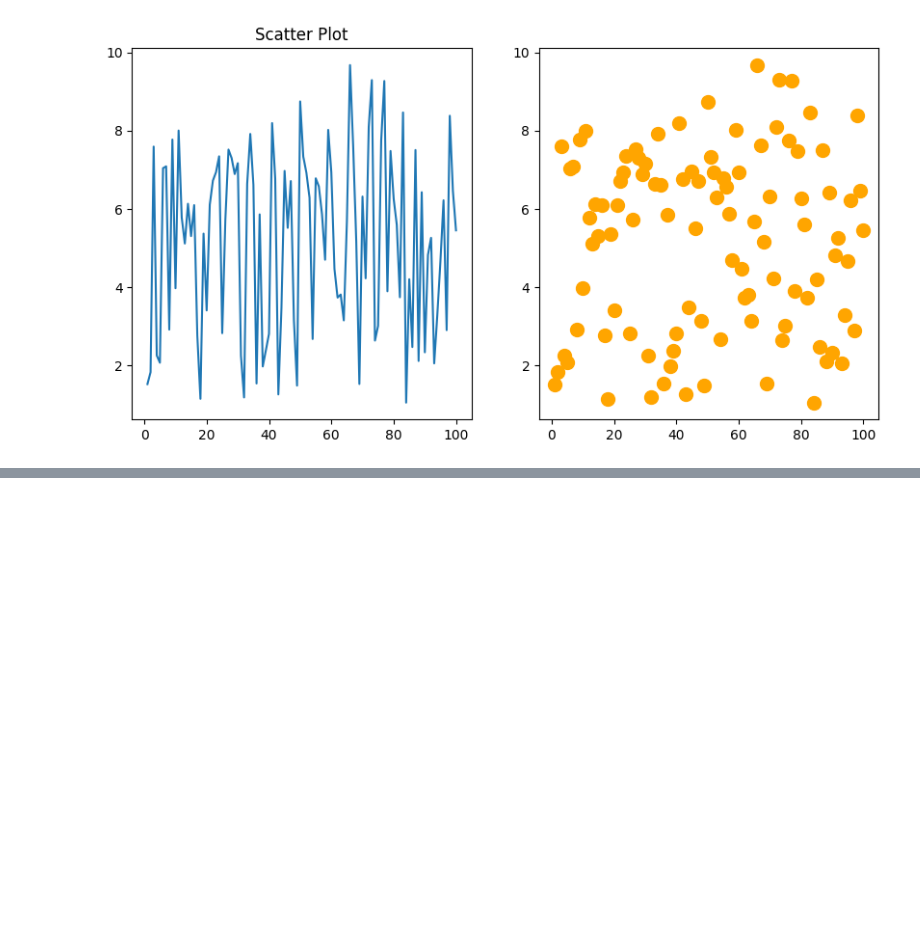
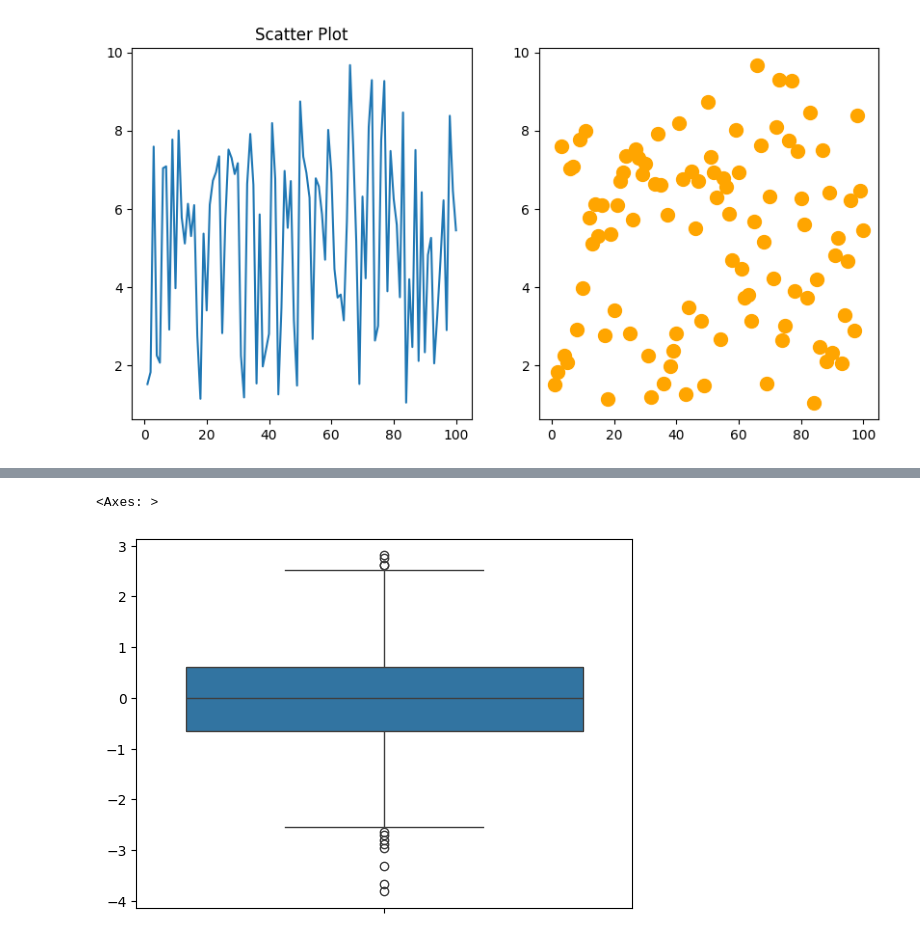
Before and after one commit to muskan-student/pythondata-analytics, a Jupyter notebook: numpy.ipynb, the cells around one changed output, grey strips where cells are left out. Cells and saved outputs as stored; diff of their text form; code cells hidden in the pictures; blank space fills up the shorter version.

```diff
--- a/numpy.ipynb
+++ b/numpy.ipynb
@@ -406,0 +472,5 @@ Text(0.5, 1.0, 'Scatter Plot')
+# %%
+sns.boxplot(x)
+# %% [output]
+<Axes: >
+[figure, added]
```
Also changed, not shown: parts of 27 cells of this notebook, 1 other file.
